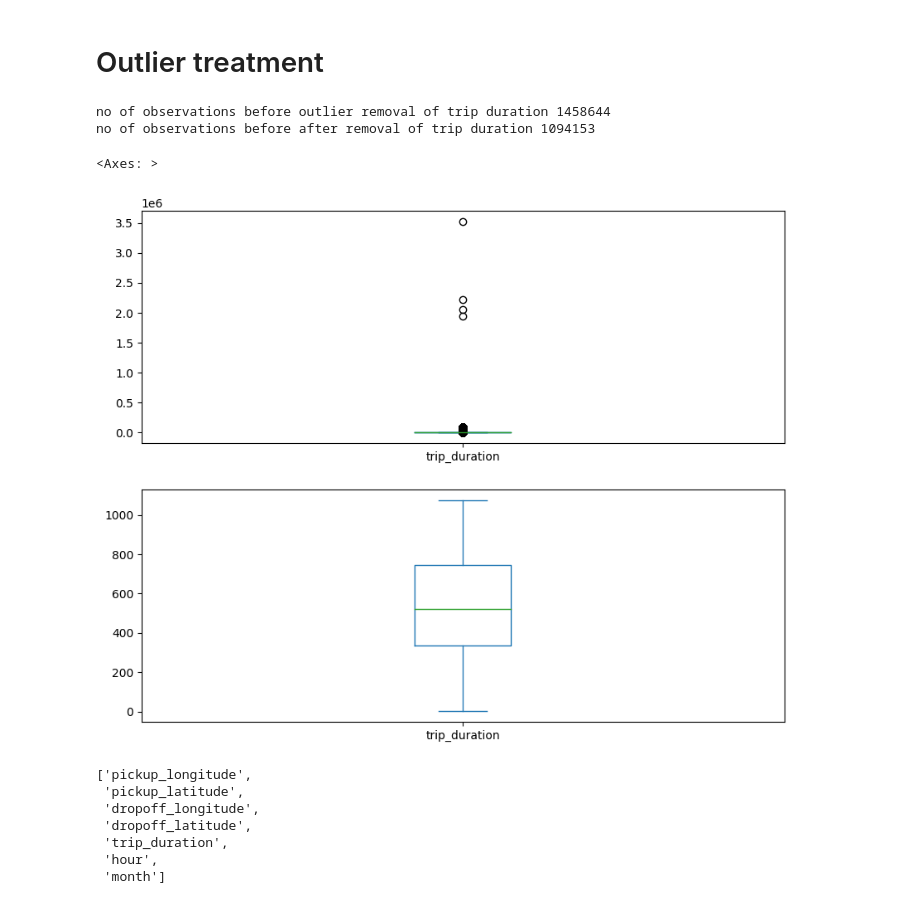
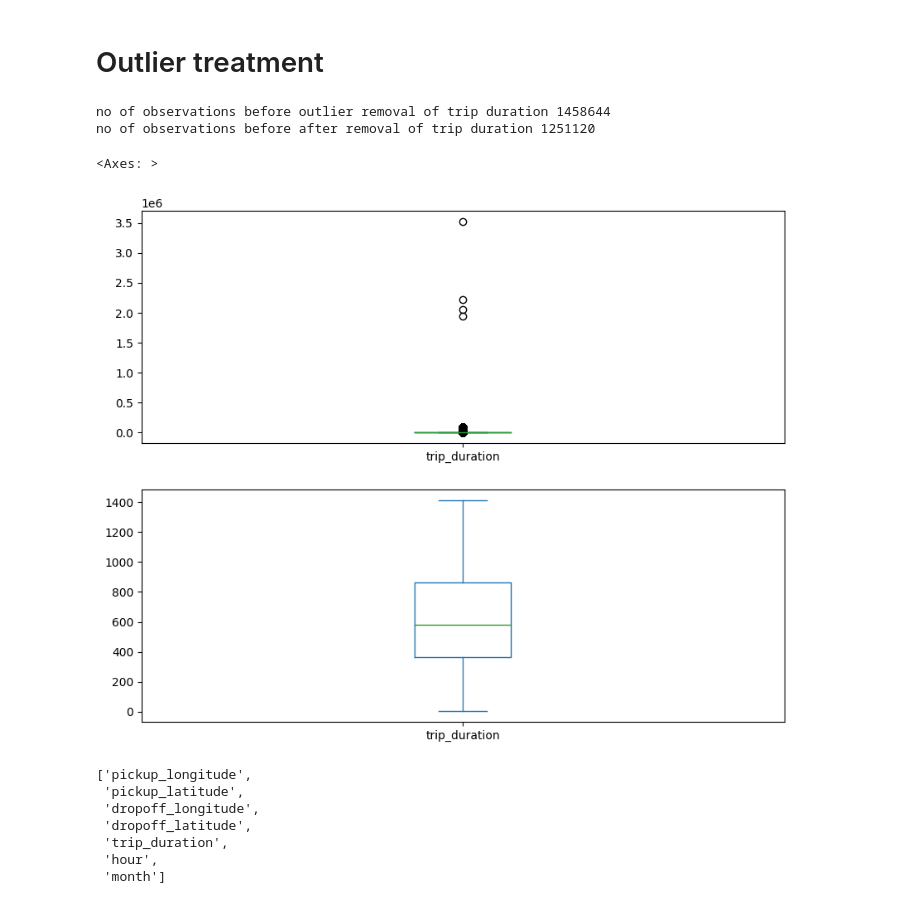
Before and after one commit to mukeshjnv/NYC-Taxi-Trip-Time-Prediction-Regression-ML-problem, a Jupyter notebook: NYC_Taxi_Trip_Time_Predictionipynb.ipynb, the cells around one changed output. Saved outputs shown, nothing was run; the diff lists cells and outputs as text; code cells hidden in the pictures.

```diff
--- a/NYC_Taxi_Trip_Time_Predictionipynb.ipynb
+++ b/NYC_Taxi_Trip_Time_Predictionipynb.ipynb
@@ -523,21 +441,21 @@ df.drop(['dropoff_datetime','pickup_datetime','id'], axis=1, inplace=True)
 # %%
 plt.figure(figsize=(10,8))
 plt.subplot(2,1,1)
 print(f'no of observations before outlier removal of trip duration {df.shape[0]}')
 df['trip_duration'].plot(kind='box')
 
-IQR=df['trip_duration'].quantile(0.75)-df['trip_duration'].quantile(0.75)
-UL=df['trip_duration'].quantile(0.75)+IQR*1.5
+IQR=df['trip_duration'].quantile(0.75)-df['trip_duration'].quantile(0.25)
+UL=df['trip_duration'].quantile(0.25)+IQR*1.5
 df.drop(df[df.trip_duration>UL].index, inplace=True)
 
 plt.subplot(2,1,2)
 print(f'no of observations before after removal of trip duration {df.shape[0]}')
 df['trip_duration'].plot(kind='box')
 # %% [output]
 no of observations before outlier removal of trip duration 1458644
-no of observations before after removal of trip duration 1094153
+no of observations before after removal of trip duration 1251120
 <Axes: >
-[figure, old version]
+[figure, new version]
 # %%
 # Box plot
 numeric_columns=[c for c in df.columns if c not in ['vendor_id', 'passenger_count', 'store_and_fwd_flag']]
```
Also changed, not shown: parts of 151 cells of this notebook.
